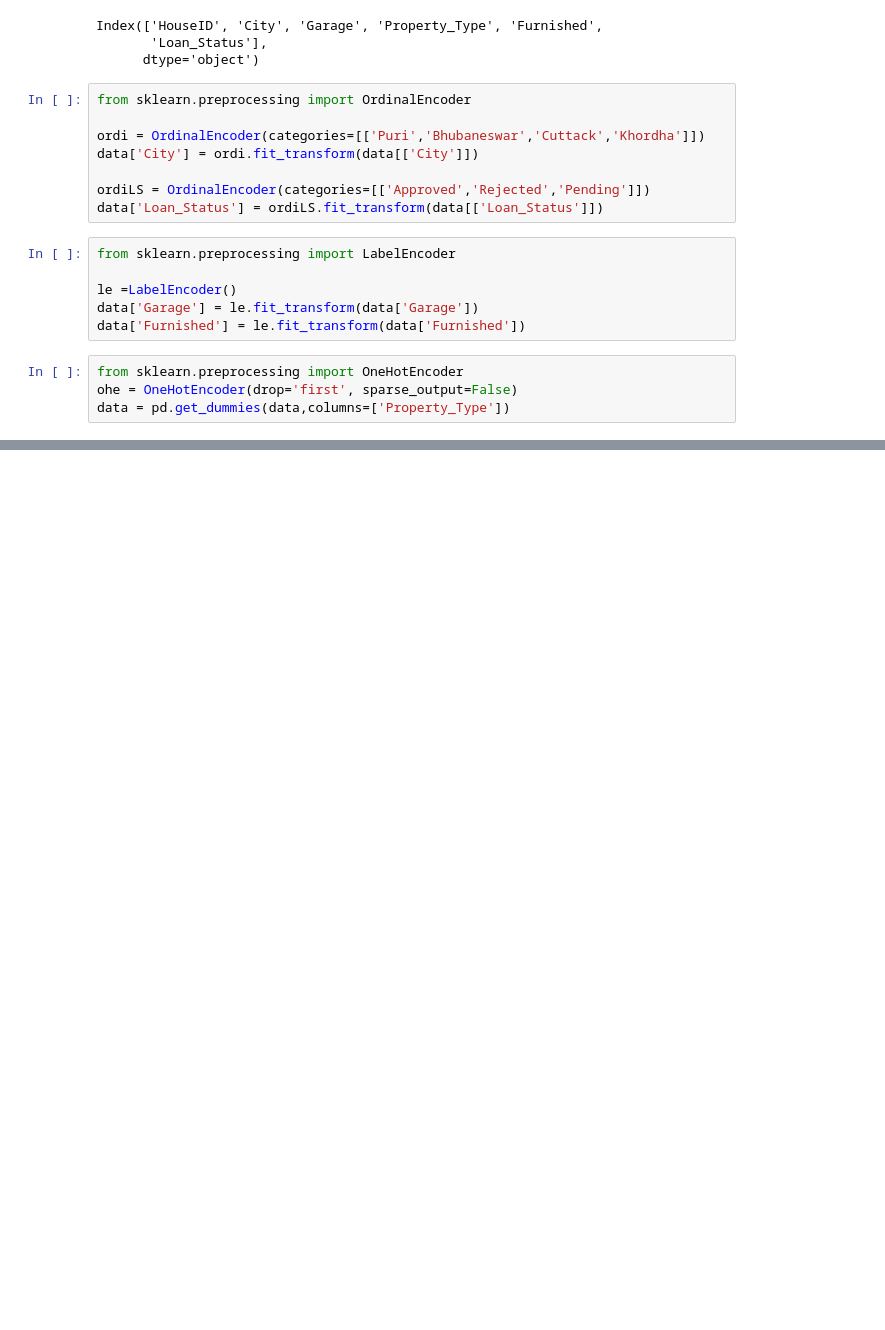
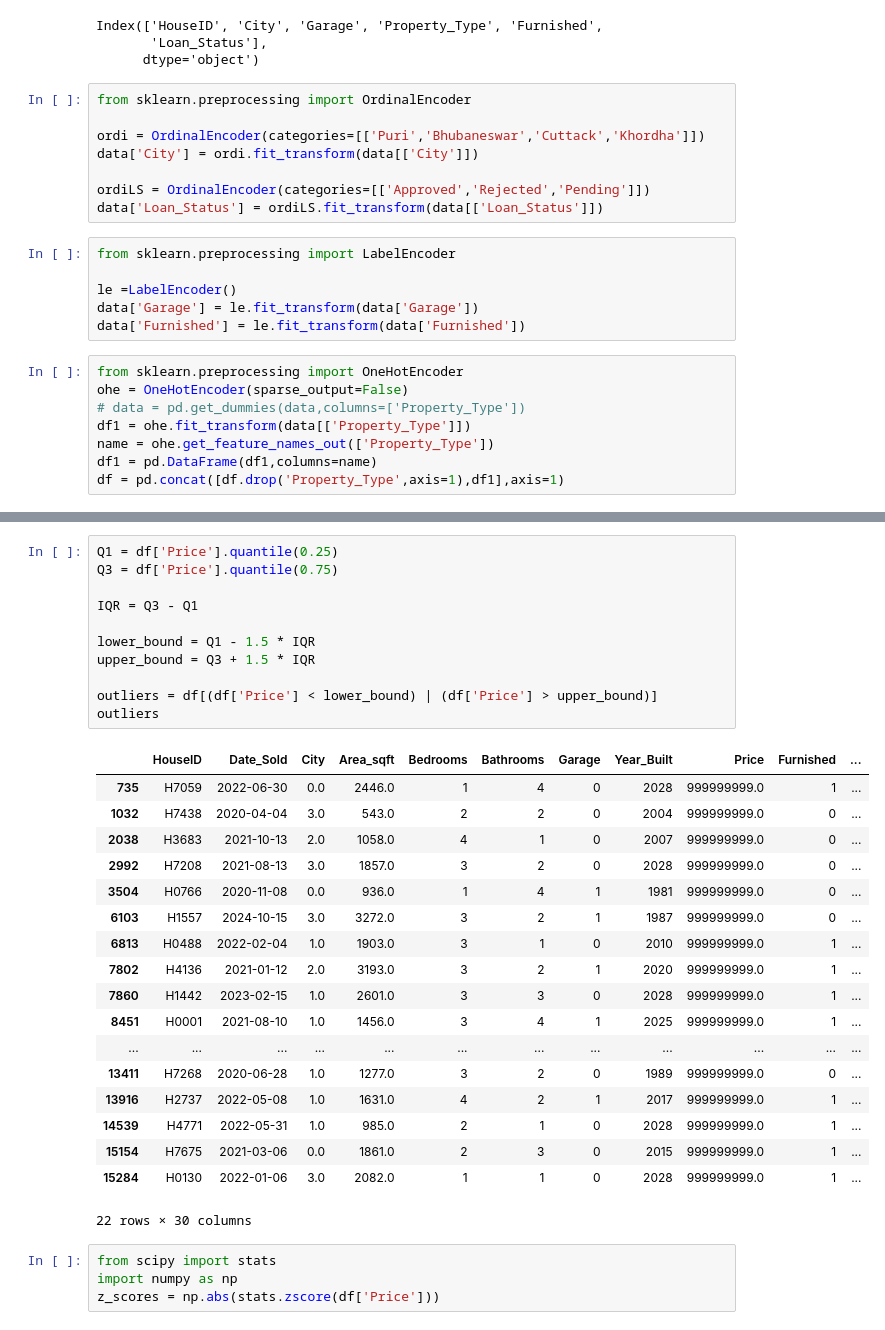
Before and after one commit to Harshi-63/Python-Training, a Jupyter notebook: Data_cleaning.ipynb, the cells around one changed output, grey strips where cells are left out. Saved outputs shown, nothing was run; the diff lists cells and outputs as text; blank space fills up the shorter version.

```diff
--- a/Data_cleaning.ipynb
+++ b/Data_cleaning.ipynb
@@ -429,5 +429,9 @@ data['Garage'] = le.fit_transform(data['Garage'])
 data['Furnished'] = le.fit_transform(data['Furnished'])
 # %%
 from sklearn.preprocessing import OneHotEncoder
-ohe = OneHotEncoder(drop='first', sparse_output=False)
-data = pd.get_dummies(data,columns=['Property_Type'])
+ohe = OneHotEncoder(sparse_output=False)
+# data = pd.get_dummies(data,columns=['Property_Type'])
+df1 = ohe.fit_transform(data[['Property_Type']])
+name = ohe.get_feature_names_out(['Property_Type'])
+df1 = pd.DataFrame(df1,columns=name)
+df = pd.concat([df.drop('Property_Type',axis=1),df1],axis=1)
@@ -433,0 +491,34 @@ data = pd.get_dummies(data,columns=['Property_Type'])
+# %%
+Q1 = df['Price'].quantile(0.25)
+Q3 = df['Price'].quantile(0.75)
+
+IQR = Q3 - Q1
+
+lower_bound = Q1 - 1.5 * IQR
+upper_bound = Q3 + 1.5 * IQR
+
+outliers = df[(df['Price'] < lower_bound) | (df['Price'] > upper_bound)]
+outliers
+# %% [output]
+|  | HouseID | Date_Sold | City | Area_sqft | Bedrooms | Bathrooms | Garage | Year_Built | Price | Furnished | ... |
+| 735 | H7059 | 2022-06-30 | 0.0 | 2446.0 | 1 | 4 | 0 | 2028 | 999999999.0 | 1 | ... |
+| 1032 | H7438 | 2020-04-04 | 3.0 | 543.0 | 2 | 2 | 0 | 2004 | 999999999.0 | 0 | ... |
+| 2038 | H3683 | 2021-10-13 | 2.0 | 1058.0 | 4 | 1 | 0 | 2007 | 999999999.0 | 0 | ... |
+| 2992 | H7208 | 2021-08-13 | 3.0 | 1857.0 | 3 | 2 | 0 | 2028 | 999999999.0 | 0 | ... |
+| 3504 | H0766 | 2020-11-08 | 0.0 | 936.0 | 1 | 4 | 1 | 1981 | 999999999.0 | 0 | ... |
+| 6103 | H1557 | 2024-10-15 | 3.0 | 3272.0 | 3 | 2 | 1 | 1987 | 999999999.0 | 0 | ... |
+| 6813 | H0488 | 2022-02-04 | 1.0 | 1903.0 | 3 | 1 | 0 | 2010 | 999999999.0 | 1 | ... |
+| 7802 | H4136 | 2021-01-12 | 2.0 | 3193.0 | 3 | 2 | 1 | 2020 | 999999999.0 | 1 | ... |
+| 7860 | H1442 | 2023-02-15 | 1.0 | 2601.0 | 3 | 3 | 0 | 2028 | 999999999.0 | 1 | ... |
+| 8451 | H0001 | 2021-08-10 | 1.0 | 1456.0 | 3 | 4 | 1 | 2025 | 999999999.0 | 1 | ... |
+| ... | ... | ... | ... | ... | ... | ... | ... | ... | ... | ... | ... |
+| 13411 | H7268 | 2020-06-28 | 1.0 | 1277.0 | 3 | 2 | 0 | 1989 | 999999999.0 | 0 | ... |
+| 13916 | H2737 | 2022-05-08 | 1.0 | 1631.0 | 4 | 2 | 1 | 2017 | 999999999.0 | 1 | ... |
+| 14539 | H4771 | 2022-05-31 | 1.0 | 985.0 | 2 | 1 | 0 | 2028 | 999999999.0 | 1 | ... |
+| 15154 | H7675 | 2021-03-06 | 0.0 | 1861.0 | 2 | 3 | 0 | 2015 | 999999999.0 | 1 | ... |
+| 15284 | H0130 | 2022-01-06 | 3.0 | 2082.0 | 1 | 1 | 0 | 2028 | 999999999.0 | 1 | ... |
+22 rows × 30 columns
+# %%
+from scipy import stats
+import numpy as np
+z_scores = np.abs(stats.zscore(df['Price']))
```
Also changed, not shown: parts of 13 cells of this notebook, 7 other files.
